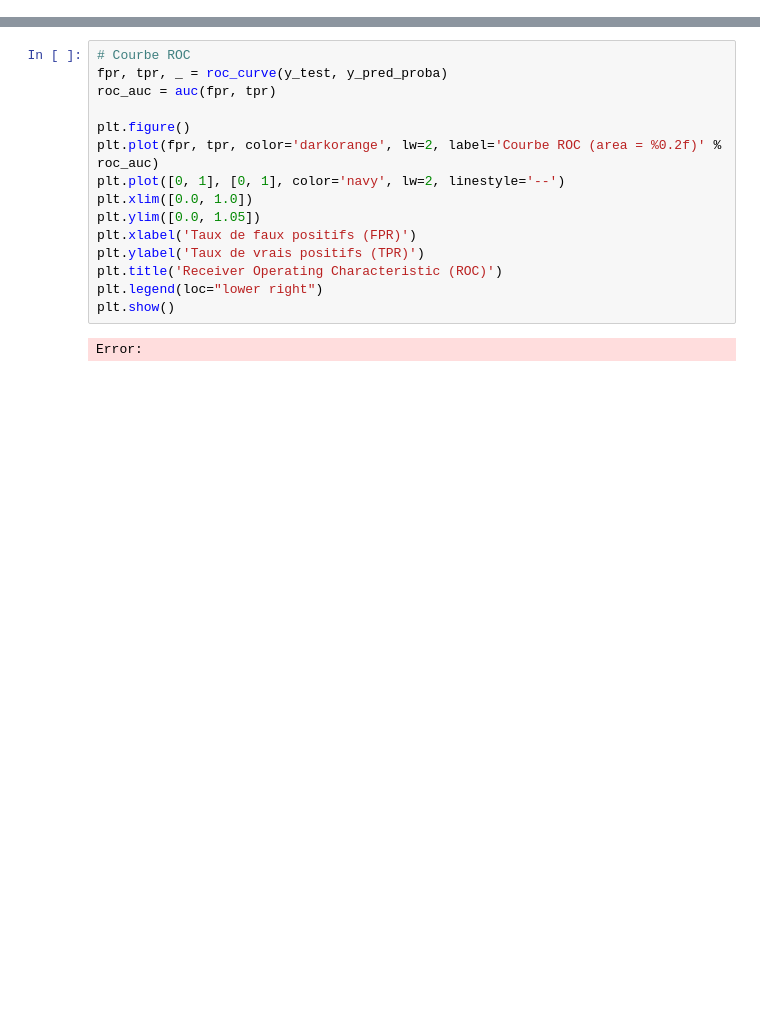
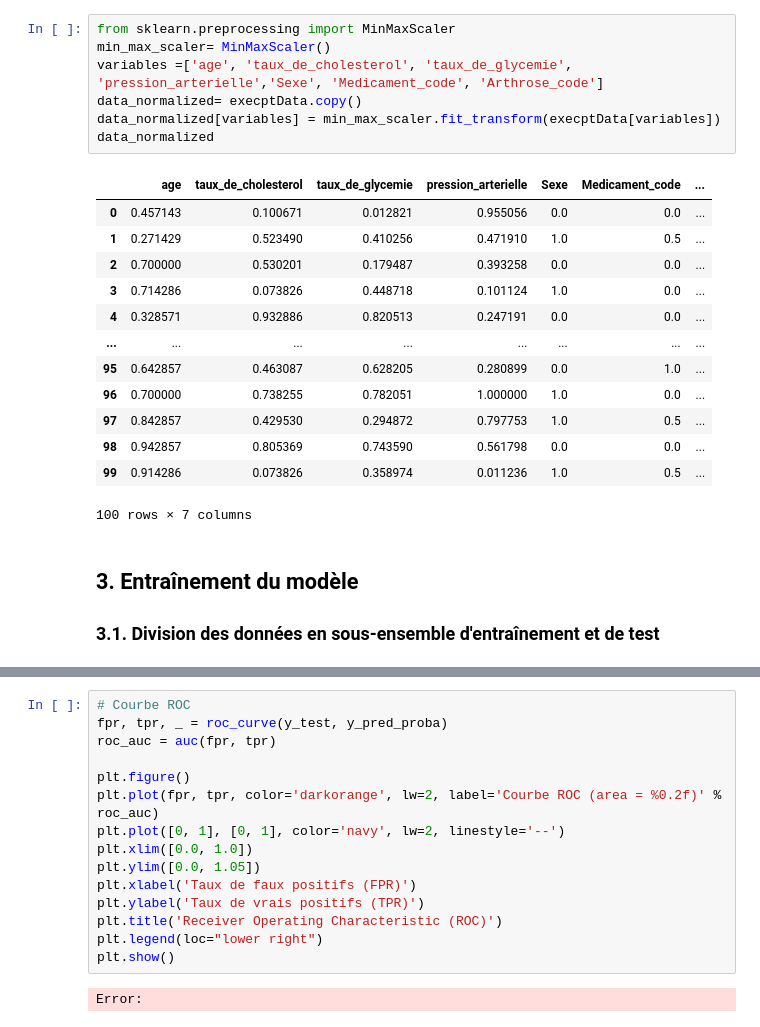
Before and after one commit to Abdiasarsene/Data-analysis, a Jupyter notebook: Analyses des données/arthrose.ipynb, the cells around one changed output, grey strips where cells are left out. Saved outputs shown, nothing was run; the diff lists cells and outputs as text; blank space fills up the shorter version.

```diff
--- a/Analyses des données/arthrose.ipynb
+++ b/Analyses des données/arthrose.ipynb
@@ -165,0 +120,25 @@ Error:
+# %%
+from sklearn.preprocessing import MinMaxScaler
+min_max_scaler= MinMaxScaler()
+variables =['age', 'taux_de_cholesterol', 'taux_de_glycemie', 'pression_arterielle','Sexe', 'Medicament_code', 'Arthrose_code']
+data_normalized= execptData.copy()
+data_normalized[variables] = min_max_scaler.fit_transform(execptData[variables])
+data_normalized
+# %% [output]
+|  | age | taux_de_cholesterol | taux_de_glycemie | pression_arterielle | Sexe | Medicament_code | ... |
+| 0 | 0.457143 | 0.100671 | 0.012821 | 0.955056 | 0.0 | 0.0 | ... |
+| 1 | 0.271429 | 0.523490 | 0.410256 | 0.471910 | 1.0 | 0.5 | ... |
+| 2 | 0.700000 | 0.530201 | 0.179487 | 0.393258 | 0.0 | 0.0 | ... |
+| 3 | 0.714286 | 0.073826 | 0.448718 | 0.101124 | 1.0 | 0.0 | ... |
+| 4 | 0.328571 | 0.932886 | 0.820513 | 0.247191 | 0.0 | 0.0 | ... |
+| ... | ... | ... | ... | ... | ... | ... | ... |
+| 95 | 0.642857 | 0.463087 | 0.628205 | 0.280899 | 0.0 | 1.0 | ... |
+| 96 | 0.700000 | 0.738255 | 0.782051 | 1.000000 | 1.0 | 0.0 | ... |
+| 97 | 0.842857 | 0.429530 | 0.294872 | 0.797753 | 1.0 | 0.5 | ... |
+| 98 | 0.942857 | 0.805369 | 0.743590 | 0.561798 | 0.0 | 0.0 | ... |
+| 99 | 0.914286 | 0.073826 | 0.358974 | 0.011236 | 1.0 | 0.5 | ... |
+100 rows × 7 columns
+# %% [markdown]
+## 3. Entraînement du modèle
+
+### 3.1. Division des données en sous-ensemble d'entraînement et de test
```
Also changed, not shown: parts of 43 cells of this notebook, 2 other files.
